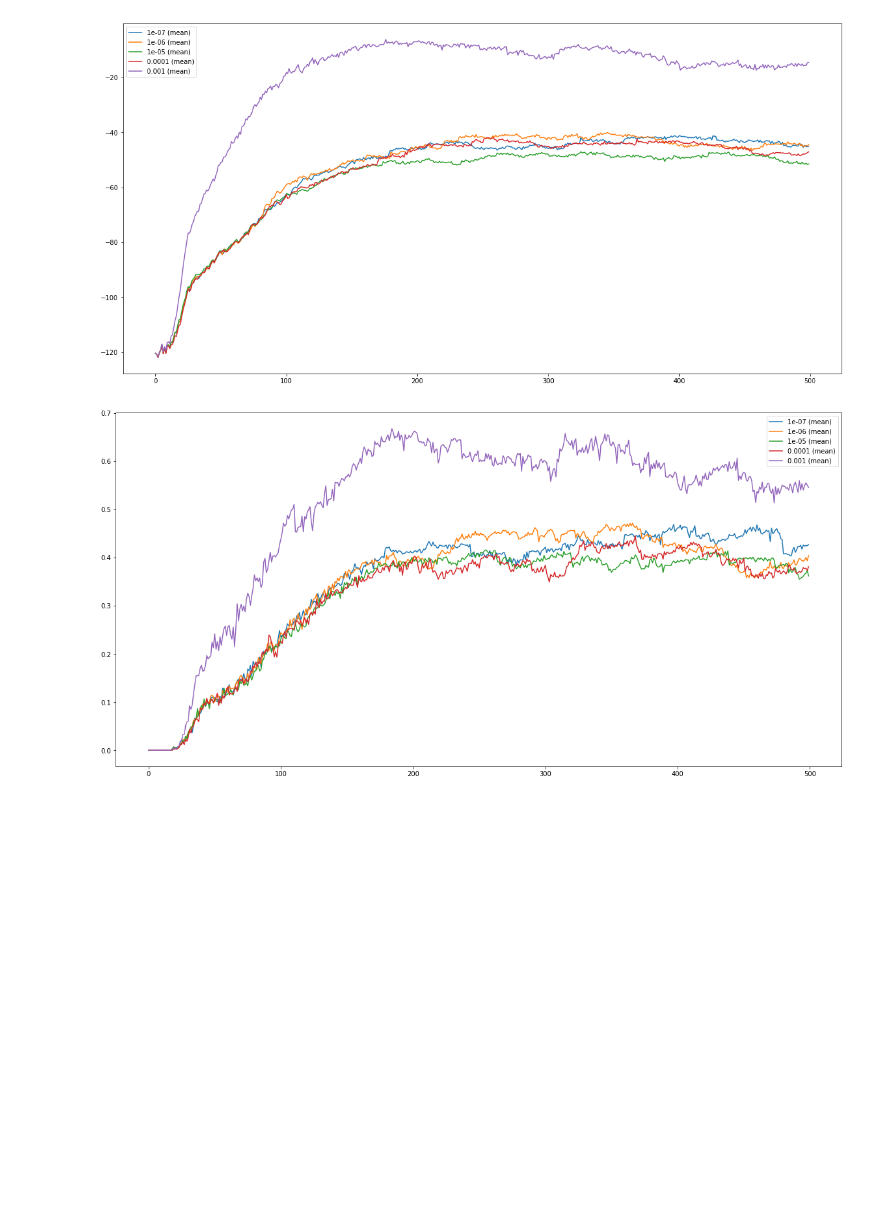
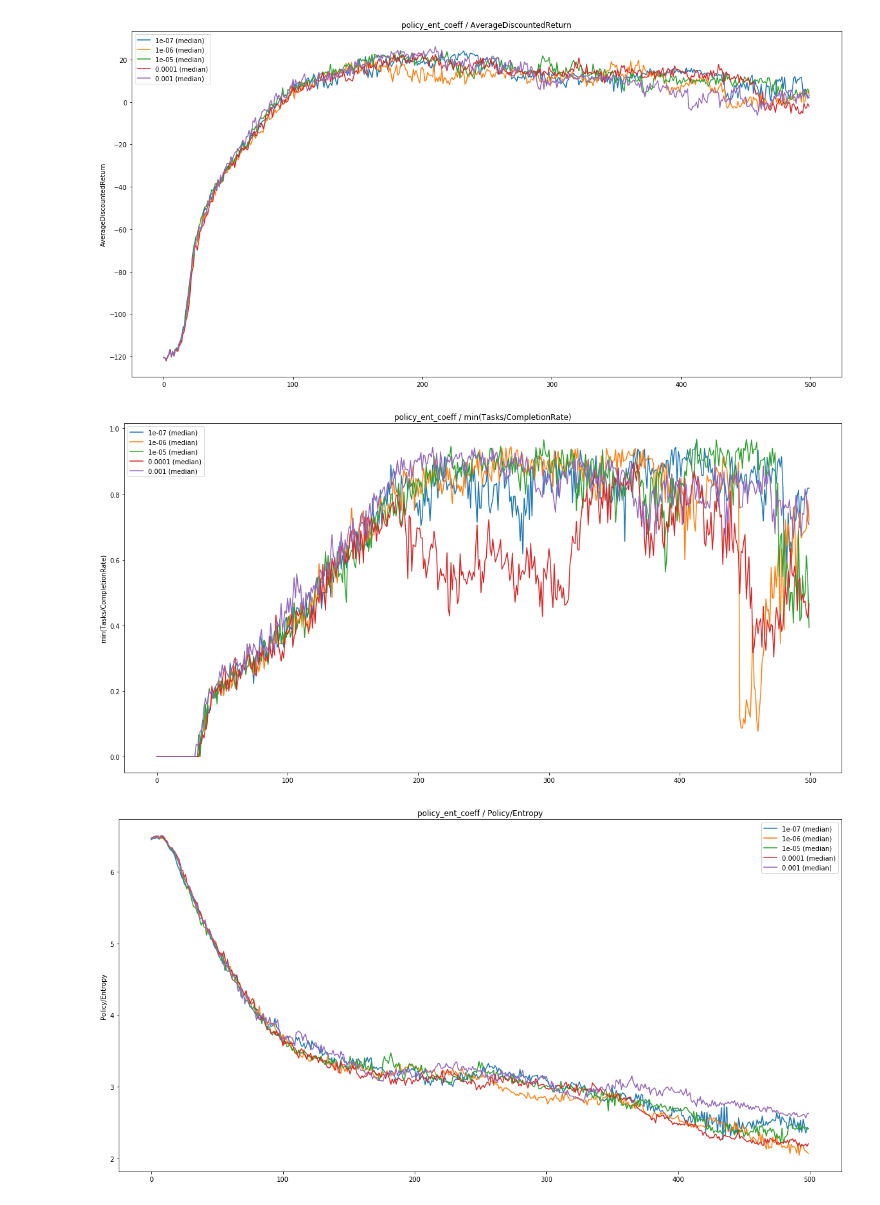
Before and after one commit to ryanjulian/embed2learn, a Jupyter notebook: notebooks/point_hyperopt.ipynb, the cells around one changed output. Cells and saved outputs as stored; diff of their text form; code cells hidden in the pictures; blank space fills up the shorter version.

```diff
--- a/notebooks/point_hyperopt.ipynb
+++ b/notebooks/point_hyperopt.ipynb
@@ -12,7 +13,7 @@ import matplotlib.pyplot as plt
 pd.set_option('display.max_row', 100)
 pd.set_option('display.max_columns', 50)
 # %%
-EXP_PREFIX = "/home/rjulian/code/garage/data/local/ppo-point-embed/"
+EXP_PREFIX = "/home/rjulian/code/garage/data/local/ppo-point-embed/ppo_point_embed_2018_07_13_11_01_54_*"
 EXP_LEN = 500
 # %%
 # Find and load experiments
@@ -88,31 +113,47 @@ filtered.sort_values(by="AverageDiscountedReturn", ascending=False)
+# %%
+# Filter exp_data for complete/non-degenerate coeffs
+plot_data = exp_data.loc[
+#    (exp_data["policy_ent_coeff"] > 0) & \
+    (exp_data["embedding_ent_coeff"] < 1e-2) # & \
+#    (exp_data["inference_ce_coeff"] < 1)
+]
 # %%
 # Plot by policy_ent_coeff
-pec_data = exp_data.groupby("policy_ent_coeff")
+pec_data = plot_data.groupby("policy_ent_coeff")
 fig, ax = plt.subplots(figsize=(20,10))
-fig2, ax2 = plt.subplots(figsize=(20,10))
+fig2,ax2 = plt.subplots(figsize=(20,10))
+fig3,ax3 = plt.subplots(figsize=(20,10))
 for pec in sorted(pec_data.groups.keys()):
     maxs = pec_data.get_group(pec).groupby("Iteration").max()
     mins = pec_data.get_group(pec).groupby("Iteration").min()
     means = pec_data.get_group(pec).groupby("Iteration").mean()
     medians = pec_data.get_group(pec).groupby("Iteration").median()
 
     # AverageDiscountedReturn
-    p = ax.plot(means.index, means["AverageDiscountedReturn"], label="{} (mean)".format(str(pec)))
-    c = p[0].get_color()
-    # ax.plot(maxs.index, maxs["AverageDiscountedReturn"], label="{} (max)".format(str(pec)), color=c
-    # ax.plot(mins.index, mins["AverageDiscountedReturn"], label="{} (min)".format(str(pec)), color=c)
+    ax.plot(medians.index, medians["AverageDiscountedReturn"], label="{} (median)".format(str(pec)))
+    ax.set_title("policy_ent_coeff / AverageDiscountedReturn")
+    ax.set_ylabel("AverageDiscountedReturn")
     ax.legend()
 
     # min(CompletionRate)
-    min_mean_comp_rate = means[["Tasks/CompletionRate/t=0",
-                                "Tasks/CompletionRate/t=1",
-                                "Tasks/CompletionRate/t=2",
-                                "Tasks/CompletionRate/t=3"]].min(axis=1)
-    ax2.plot(means.index, min_mean_comp_rate, label="{} (mean)".format(str(pec)))
+    min_mean_comp_rate = medians[["Tasks/CompletionRate/t=0",
+                                  "Tasks/CompletionRate/t=1",
+                                  "Tasks/CompletionRate/t=2",
+                                  "Tasks/CompletionRate/t=3"]].min(axis=1)
+    ax2.plot(means.index, min_mean_comp_rate, label="{} (median)".format(str(pec)))
+    ax2.set_title("policy_ent_coeff / min(Tasks/CompletionRate)")
+    ax2.set_ylabel("min(Tasks/CompletionRate)")
     ax2.legend()
+
+    # Policy/Entropy
+    ax3.plot(medians.index, medians["Policy/Entropy"], label="{} (median)".format(str(pec)))
+    ax3.set_title("policy_ent_coeff / Policy/Entropy")
+    ax3.set_ylabel("Policy/Entropy")
+    ax3.legend()
 # %% [output]
-[figure, old version]
+[figure, new version]
-[figure, old version]
+[figure, new version]
+[figure, added]
 # %%
 # Plot by embedding_ent_coeff
 fig, ax = plt.subplots(figsize=(20,10))
```
Also changed, not shown: parts of 6 cells of this notebook, 2 other files.
